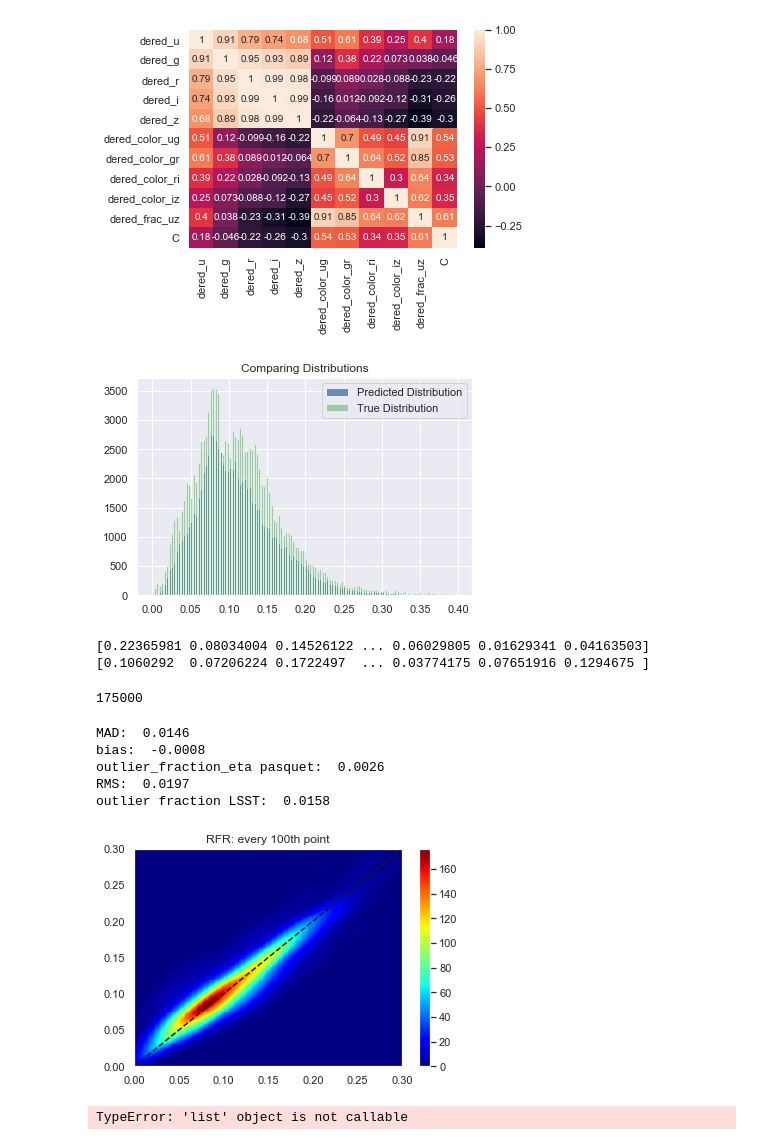
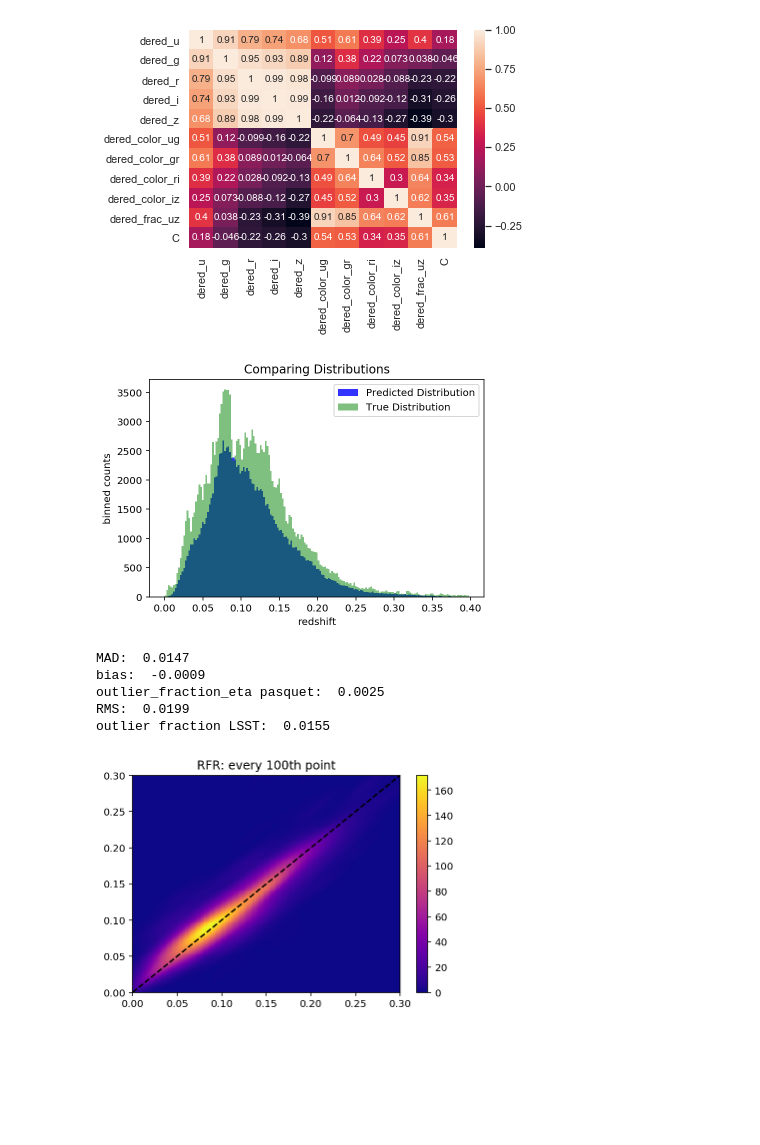
Before and after one commit to awe2/Astro596_Final, a Jupyter notebook: Tutorial/RandomForestRegressor.ipynb, the cells around one changed output. Saved outputs shown, nothing was run; the diff lists cells and outputs as text; code cells hidden in the pictures; blank space fills up the shorter version.

```diff
--- a/Tutorial/RandomForestRegressor.ipynb
+++ b/Tutorial/RandomForestRegressor.ipynb
@@ -3,15 +3,16 @@
 import numpy as np
 import matplotlib.pyplot as plt
 import pandas as pd
-import seaborn as sns
-sns.set()
+#import seaborn as sns
+#sns.set()
 import copy
 from evaluation import * #some visualization functions
 import tensorflow as tf
+#from astroML.decorators import pickle_results
+%config InlineBackend.figure_format='retina'
 
-# AND THIS
+# import RFR
 from sklearn.ensemble import RandomForestRegressor
-from sklearn.model_selection import train_test_split
 # %%
 cols=['dered_u','dered_g','dered_r','dered_i','dered_z','dered_color_ug','dered_color_gr','dered_color_ri','dered_color_iz','dered_frac_uz','C']
 # %%
@@ -101,8 +94,8 @@ def compute_photoz_forest(depth):
 
         z_fit_train = clf.predict(mag_train)
         z_fit = clf.predict(mag_test)
-        rms_train[i] = np.mean(np.sqrt((z_fit_train - z_train) ** 2))
-        rms_test[i] = np.mean(np.sqrt((z_fit - z_test) ** 2))
+        rms_train[i] = np.mean(np.sqrt(((z_fit_train - z_train)/(1+z_fit_train)) ** 2))
+        rms_test[i] = np.mean(np.sqrt(((z_fit - z_test)/(1+z_fit)) ** 2))
 
         if rms_test[i] <= rms_test[i_best]:
             i_best = i
@@ -110,39 +103,39 @@ def compute_photoz_forest(depth):
 
     return rms_test, rms_train, i_best, z_fit_best, clf
 
-depth = np.arange(1, 20)
+depth = np.arange(1, 25)
 rms_test, rms_train, i_best, z_fit_best, clf = compute_photoz_forest(depth)
 best_depth = depth[i_best]
 
 #------------------------------------------------------------
 # Plot the results
-fig = plt.figure(figsize=(8, 4))
+fig = plt.figure(figsize=(12, 6))
 fig.subplots_adjust(wspace=0.25,
                     left=0.1, right=0.95,
                     bottom=0.15, top=0.9)
 
 # left panel: plot cross-validation results
 ax = fig.add_subplot(121)
-ax.plot(depth, rms_test, '-k', label='cross-validation')
-ax.plot(depth, rms_train, '--k', label='training set')
-ax.legend(loc=1, prop=dict(size=13))
+ax.plot(depth, rms_test, 'blue', label='cross-validation')
+ax.plot(depth, rms_train, 'red', label='training set')
+ax.legend(loc=1, prop=dict(size=14))
 
-ax.set_xlabel('depth of tree')
-ax.set_ylabel('rms error')
+ax.set_xlabel('depth of tree', fontsize=20)
+ax.set_ylabel('(photometric) rms error', fontsize=20)
 
-ax.set_xlim(0, 21)
+ax.set_xlim(0, 26)
 #ax.set_ylim(0.009,  0.04)
 ax.yaxis.set_major_locator(plt.MultipleLocator(0.01))
 
 # right panel: plot best fit
 ax = fig.add_subplot(122)
 ax.scatter(z_test, z_fit_best, s=1, lw=0, c='k')
-ax.plot([-0.1, 0.4], [-0.1, 0.4], ':k')
-ax.text(0.03, 0.97, "depth = %i\nrms = %.3f" % (best_depth, rms_test[i_best]),
+ax.plot([-0.1, 0.4], [-0.1, 0.4], ls='--', lw=3, c='gold')
+ax.text(0.03, 0.97, "depth = %i\nphotometric rms = %.3f" % (best_depth, rms_test[i_best]),
         ha='left', va='top', transform=ax.transAxes)
 
-ax.set_xlabel(r'$\rm z_{true}$', fontsize=16)
-ax.set_ylabel(r'$\rm z_{fit}$', fontsize=16)
+ax.set_xlabel(r'$\rm z_{true}$', fontsize=20)
+ax.set_ylabel(r'$\rm z_{fit}$', fontsize=20)
 
 ax.set_xlim(-0.02, 0.4001)
 ax.set_ylim(-0.02, 0.4001)
@@ -187,18 +176,12 @@ y_pred = clf.predict(x_val)
 plt.title('Comparing Distributions')
 plt.hist(y_pred,bins=range_z, color='b', label = 'Predicted Distribution', alpha=0.8) #for regression
 plt.hist(z_train,bins=range_z, color='g', label = 'True Distribution', alpha=0.5)
+plt.xlabel('redshift')
+plt.ylabel('binned counts')
 plt.legend()
 plt.show()
-print(y_pred)
-print(z_train)
 # %% [output]
-[figure, old version]
+[figure, new version]
-[0.22365981 0.08034004 0.14526122 ... 0.06029805 0.01629341 0.04163503]
-[0.1060292  0.07206224 0.1722497  ... 0.03774175 0.07651916 0.1294675 ]
-# %%
-print(z_train.size)
-# %% [output]
-175000
 # %%
 from scipy.stats import kde
 x=y_val_examine
@@ -218,39 +201,38 @@ y=y_pred #for regression
 residuals = (x-y)/(1+x)
 bias = np.mean(residuals)
 MAD = 1.4826*np.median(abs(residuals - np.median(residuals)))
 outlier_fraction_eta = len(residuals[residuals > 5*MAD])/len(residuals)
 eta_LSST = len(residuals[residuals > 3*MAD*(1+residuals)])/len(residuals)
 RMS = np.sqrt(np.mean(np.square(residuals)))
 #print('CRPS: ',round(CRPS_estimator,4))
 print('MAD: ',round(MAD,4))
 print('bias: ',round(bias,4))
 print('outlier_fraction_eta pasquet: ',round(outlier_fraction_eta,4))
 print('RMS: ',round(RMS,4))
 print('outlier fraction LSST: ',round(eta_LSST,4))
 #KDE plot
 nbins=300
 x=x[::100]
 y=y[::100]
 
 k = kde.gaussian_kde([x,y])
 xi, yi = np.mgrid[0:0.4:nbins*1j, 0:0.4:nbins*1j]
 zi = k(np.vstack([xi.flatten(), yi.flatten()]))
 
 # Make the plot
-plt.pcolormesh(xi, yi, zi.reshape(xi.shape), cmap='jet')
+plt.pcolormesh(xi, yi, zi.reshape(xi.shape), cmap='plasma')
 plt.plot([0,1],[0,1],'k--')
 plt.xlim(0,0.3)
 plt.ylim(0,0.3)
 plt.title('RFR: every 100th point')
 plt.colorbar()
 plt.show()
 
-PIT(y_val_examine,y_pred,'RFR PIT')
+#PIT(y_val_examine,y_pred,'RFR PIT')
 # %% [output]
-MAD:  0.0146
-bias:  -0.0008
-outlier_fraction_eta pasquet:  0.0026
-RMS:  0.0197
-outlier fraction LSST:  0.0158
+MAD:  0.0147
+bias:  -0.0009
+outlier_fraction_eta pasquet:  0.0025
+RMS:  0.0199
+outlier fraction LSST:  0.0155
-[figure, old version]
+[figure, new version]
-TypeError: 'list' object is not callable
```
Also changed, not shown: parts of 9 cells of this notebook.
